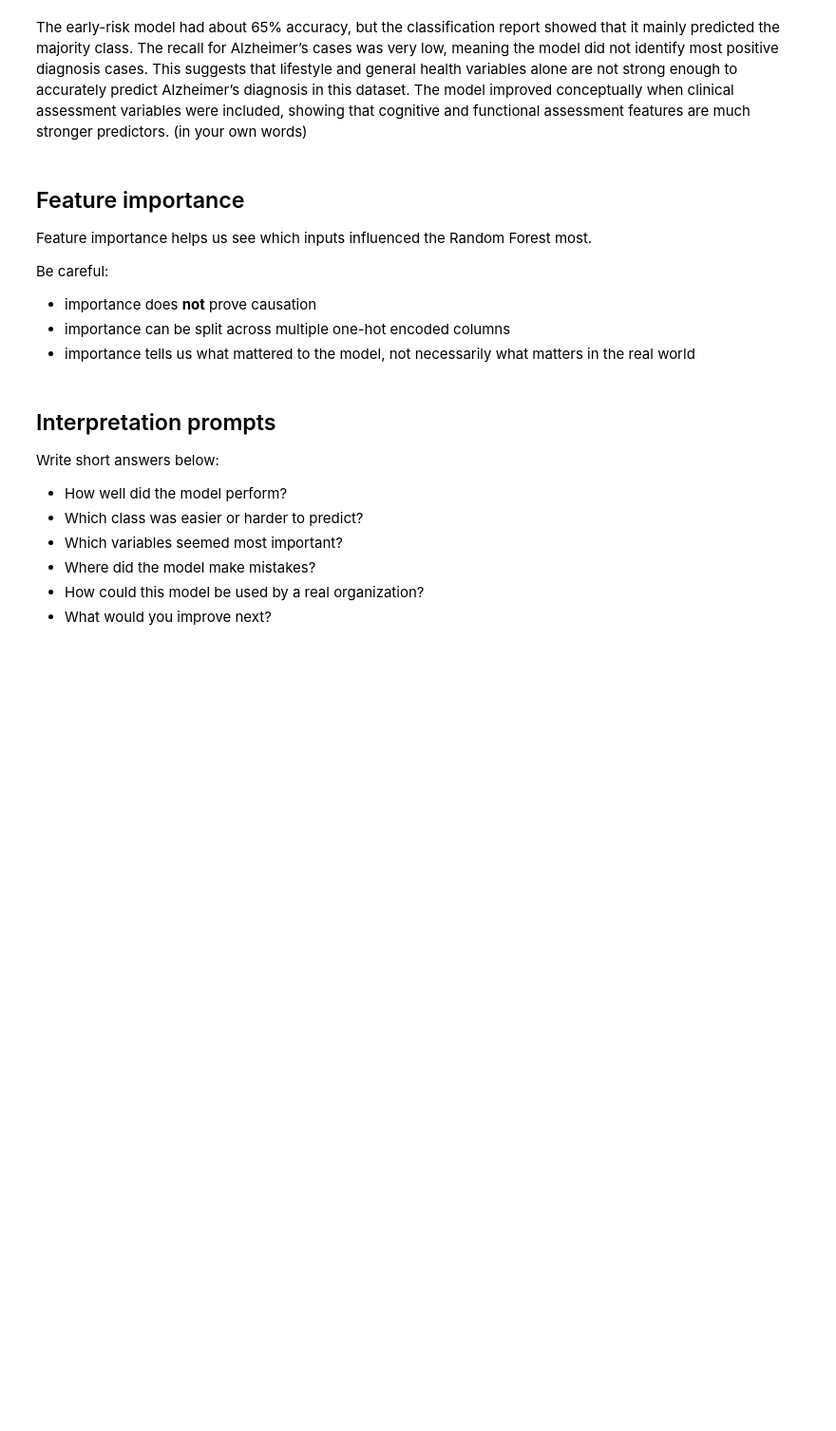
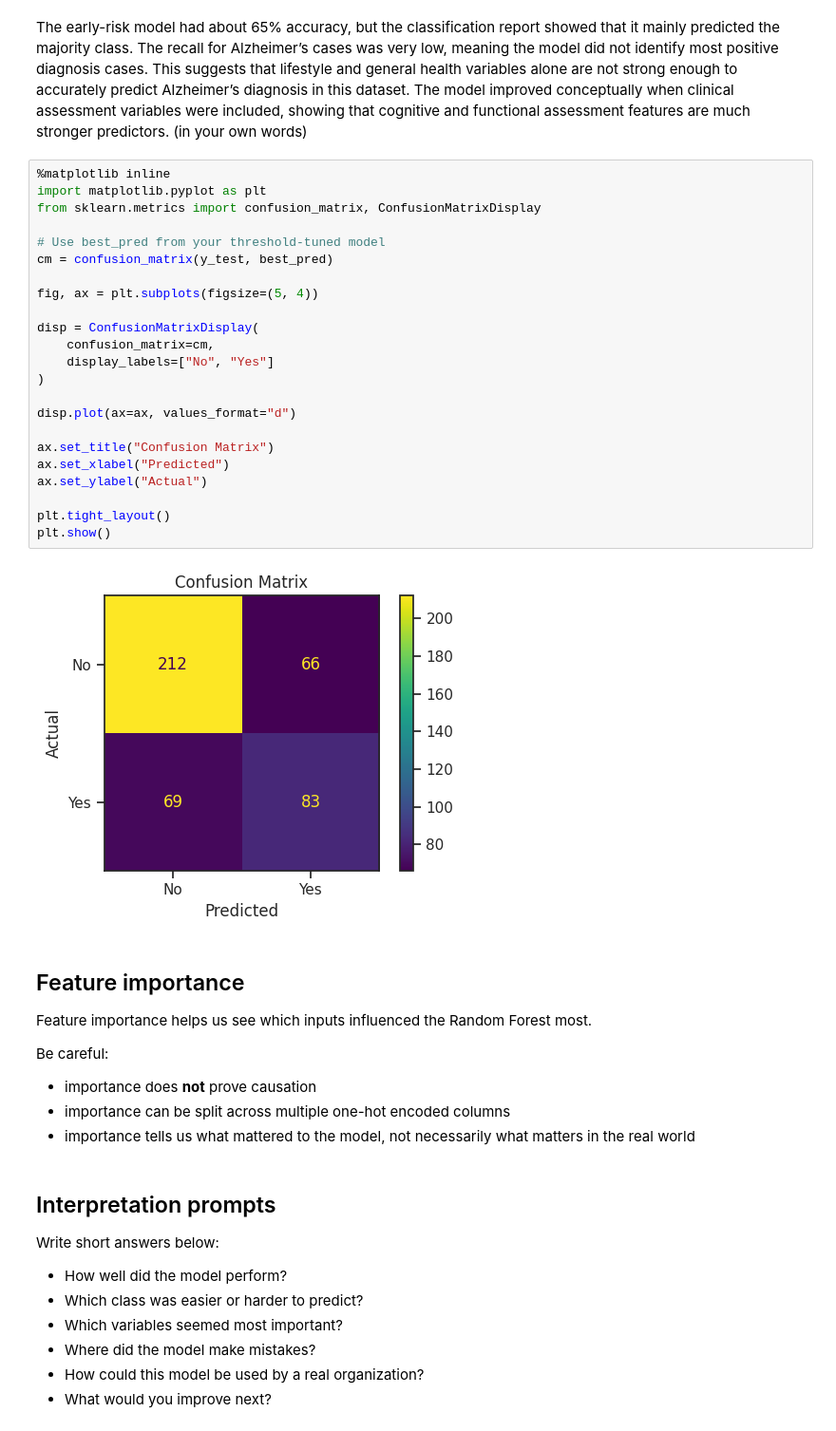
Before and after one commit to Knguyen351/Data-Mining-Project, a Jupyter notebook: DataMining_Project_Spring_2026_Alzheimer's_Disease.ipynb, the cells around one changed output. Shown at 95% size. Cells and saved outputs as stored; diff of their text form; blank space fills up the shorter version.

```diff
--- a/DataMining_Project_Spring_2026_Alzheimer's_Disease.ipynb
+++ b/DataMining_Project_Spring_2026_Alzheimer's_Disease.ipynb
@@ -797,5 +939,30 @@ Accuracy: 0.541860465116279
 # %% [markdown]
 The early-risk model had about 65% accuracy, but the classification report showed that it mainly predicted the majority class. The recall for Alzheimer’s cases was very low, meaning the model did not identify most positive diagnosis cases. This suggests that lifestyle and general health variables alone are not strong enough to accurately predict Alzheimer’s diagnosis in this dataset. The model improved conceptually when clinical assessment variables were included, showing that cognitive and functional assessment features are much stronger predictors. (in your own words)
+# %%
+%matplotlib inline
+import matplotlib.pyplot as plt
+from sklearn.metrics import confusion_matrix, ConfusionMatrixDisplay
+
+# Use best_pred from your threshold-tuned model
+cm = confusion_matrix(y_test, best_pred)
+
+fig, ax = plt.subplots(figsize=(5, 4))
+
+disp = ConfusionMatrixDisplay(
+    confusion_matrix=cm,
+    display_labels=["No", "Yes"]
+)
+
+disp.plot(ax=ax, values_format="d")
+
+ax.set_title("Confusion Matrix")
+ax.set_xlabel("Predicted")
+ax.set_ylabel("Actual")
+
+plt.tight_layout()
+plt.show()
+# %% [output]
+[figure, added]
 # %% [markdown]
 ## Feature importance
 
```
Also changed, not shown: parts of 16 cells of this notebook.
